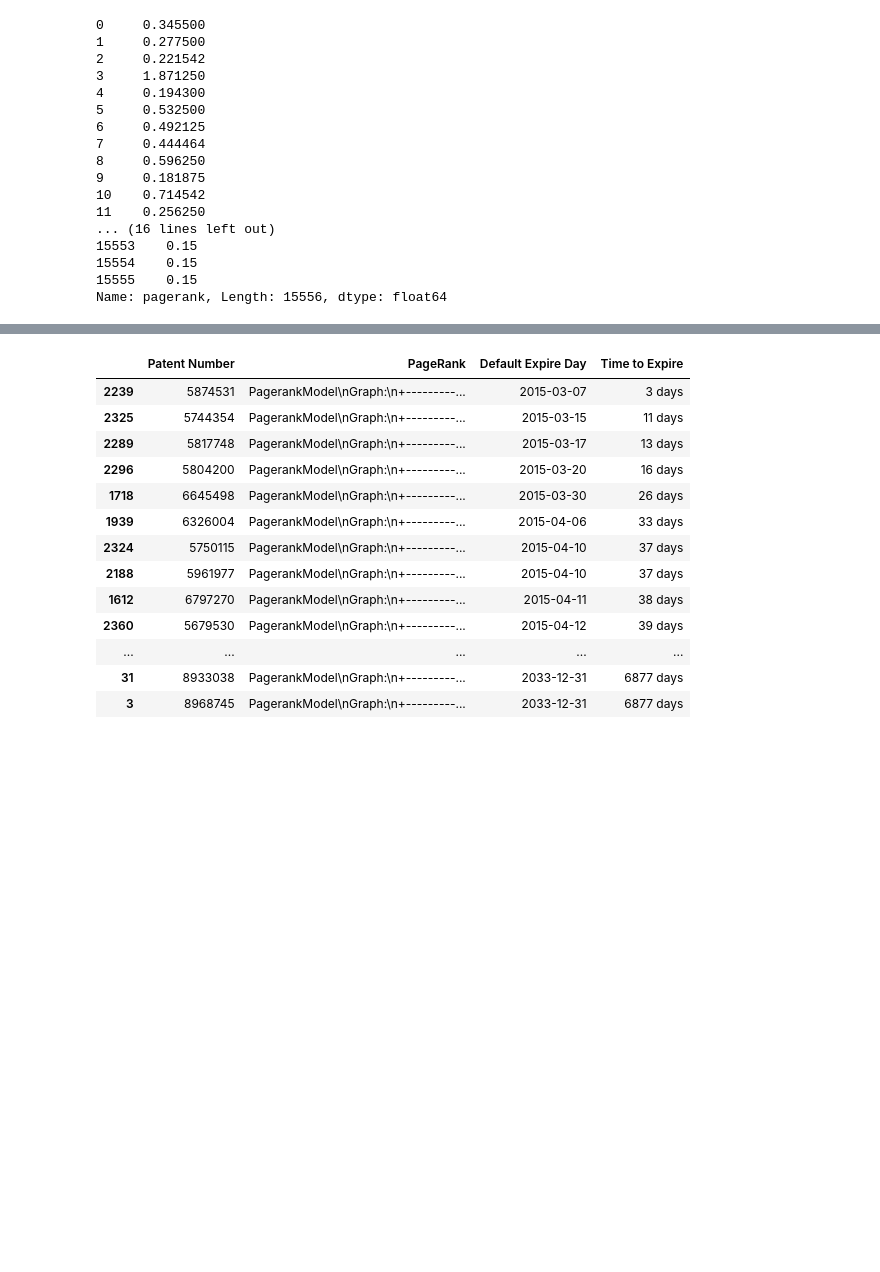
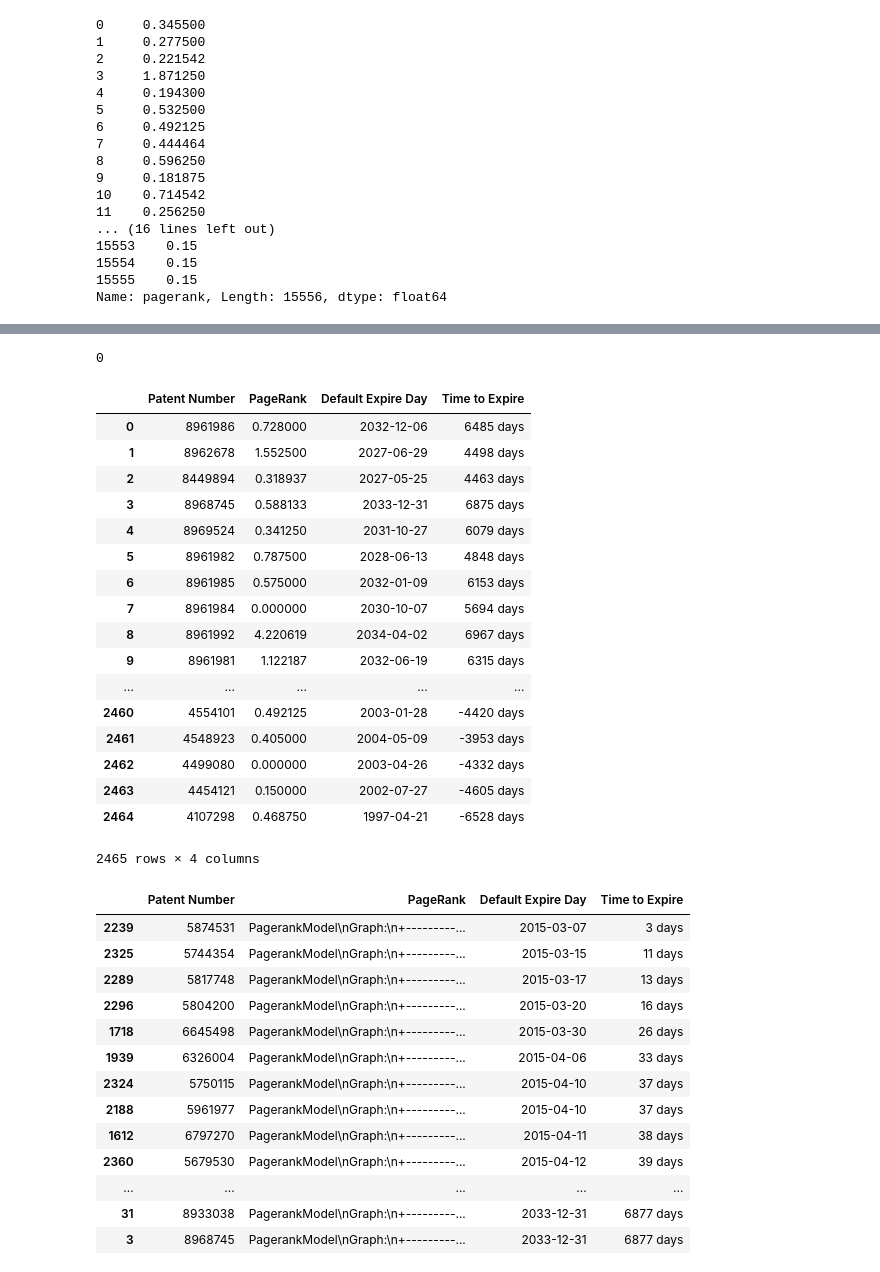
Before and after one commit to youngstone/Hunting4Patents, a Jupyter notebook: code/notebook_3_get_citation_relation.ipynb, the cells around one changed output, grey strips where cells are left out. Saved outputs shown, nothing was run; the diff lists cells and outputs as text; code cells hidden in the pictures; blank space fills up the shorter version.

Commit message:
get pagerank (subset)

```diff
--- a/code/notebook_3_get_citation_relation.ipynb
+++ b/code/notebook_3_get_citation_relation.ipynb
@@ -244,16 +242,19 @@ df_pagerank.describe()
 for pat in df['Number'].values:
 #     print pat
     day = df['Filing Date'][df['Number'] == pat].iloc[0]
+#     print df['Filing Date'][df['Number'] == pat]
     expire_day = date(day.year + 20, day.month, day.day)
 #     print expire_day
     time_to_expire =  expire_day - today
-    print df_pagerank['pagerank'][df_pagerank['__id'] == pat]
-    if not df_pagerank['pagerank'][df_pagerank['__id'] == pat].isnull:
-        pr = df_pagerank['pagerank'][df_pagerank['__id'] == pat].iloc[0]
+#     print #.iloc[1] #['pagerank']
+#     print df_pagerank['pagerank'][df_pagerank['__id'] == pat].isnull().values[0]
+    if not df_pagerank['pagerank'][df_pagerank['__id'] == pat].isnull().values:
+        pr = df_pagerank[df_pagerank['__id'] == pat]['pagerank'].values.ravel()
         print pr
         break
 #     print time_to_expire
-    print pr
+#     break
+#     print pr
     row = {'Patent Number' : pat, 'PageRank': pr, 'Default Expire Day': expire_day, 'Time to Expire': time_to_expire}
     df_result = df_result.append(row, ignore_index=True)
 # %% [output]
@@ -291,0 +282,30 @@ Result:
+# %%
+columns = ['Patent Number', 'PageRank', 'Default Expire Day', 'Time to Expire']
+df_result = pd.DataFrame(columns=columns)
+for pat in df['Number'].values:
+    print pat
+    day = df['Filing Date'][df['Number'] == pat].iloc[0]
+#     print df['Filing Date'][df['Number'] == pat]
+    expire_day = date(day.year + 20, day.month, day.day)
+#     print expire_day
+    time_to_expire =  expire_day - today
+#     print #.iloc[1] #['pagerank']
+#     print df_pagerank['pagerank'][df_pagerank['__id'] == pat].isnull().values[0]
+#     if not df_pagerank['pagerank'][df_pagerank['__id'] == pat].isnull().values:
+    if np.sum(df_pagerank['__id'] == pat) == 1:
+        pr = df_pagerank[df_pagerank['__id'] == pat]['pagerank'].values[0]
+    else:
+        pr = 0
+#     print df_pagerank[df_pagerank['__id'] == pat]
+#     print pr
+#     print pr[0]
+#     break
+#     print time_to_expire
+#     break
+#     print pr
+    row = {'Patent Number' : pat, 'PageRank': pr, 'Default Expire Day': expire_day, 'Time to Expire': time_to_expire}
+#     print row
+
+    df_result = df_result.append(row, ignore_index=True)
+#     break
+#     print df_result
@@ -292,3 +330,30 @@ Result:
+# %%
+# df_pagerank[df_pagerank['__id'] == '8961984']
+pn = '8961984'
+np.sum(df_pagerank['__id'] == '8961984')
+# %% [output]
+0
+# %%
+df_result
+# %% [output]
+|  | Patent Number | PageRank | Default Expire Day | Time to Expire |
+| 0 | 8961986 | 0.728000 | 2032-12-06 | 6485 days |
+| 1 | 8962678 | 1.552500 | 2027-06-29 | 4498 days |
+| 2 | 8449894 | 0.318937 | 2027-05-25 | 4463 days |
+| 3 | 8968745 | 0.588133 | 2033-12-31 | 6875 days |
+| 4 | 8969524 | 0.341250 | 2031-10-27 | 6079 days |
+| 5 | 8961982 | 0.787500 | 2028-06-13 | 4848 days |
+| 6 | 8961985 | 0.575000 | 2032-01-09 | 6153 days |
+| 7 | 8961984 | 0.000000 | 2030-10-07 | 5694 days |
+| 8 | 8961992 | 4.220619 | 2034-04-02 | 6967 days |
+| 9 | 8961981 | 1.122187 | 2032-06-19 | 6315 days |
+| ... | ... | ... | ... | ... |
+| 2460 | 4554101 | 0.492125 | 2003-01-28 | -4420 days |
+| 2461 | 4548923 | 0.405000 | 2004-05-09 | -3953 days |
+| 2462 | 4499080 | 0.000000 | 2003-04-26 | -4332 days |
+| 2463 | 4454121 | 0.150000 | 2002-07-27 | -4605 days |
+| 2464 | 4107298 | 0.468750 | 1997-04-21 | -6528 days |
+2465 rows × 4 columns
 # %%
 cond = df_result['Time to Expire'] > 0
 # df_result[cond]
```
Also changed, not shown: parts of 9 cells of this notebook.
